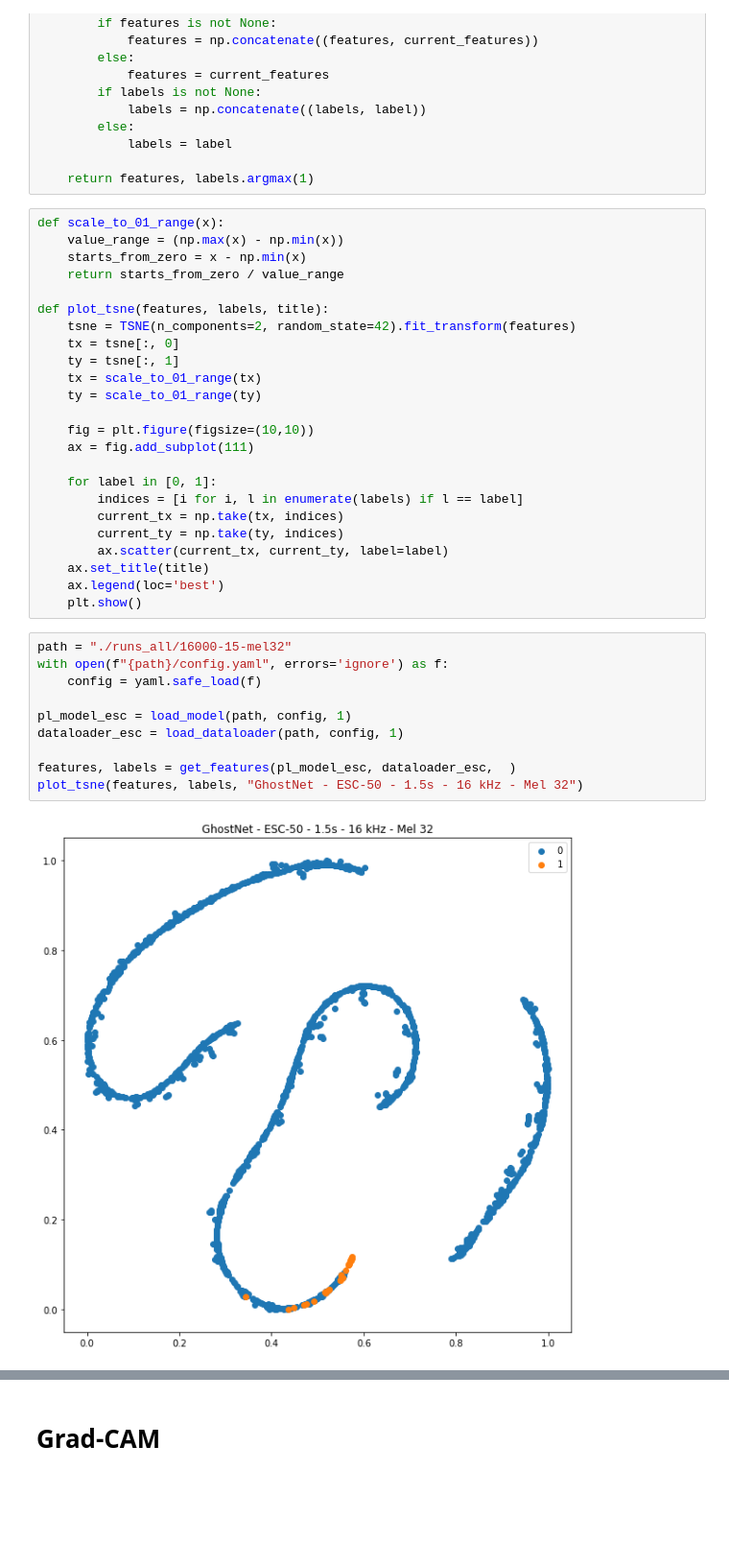
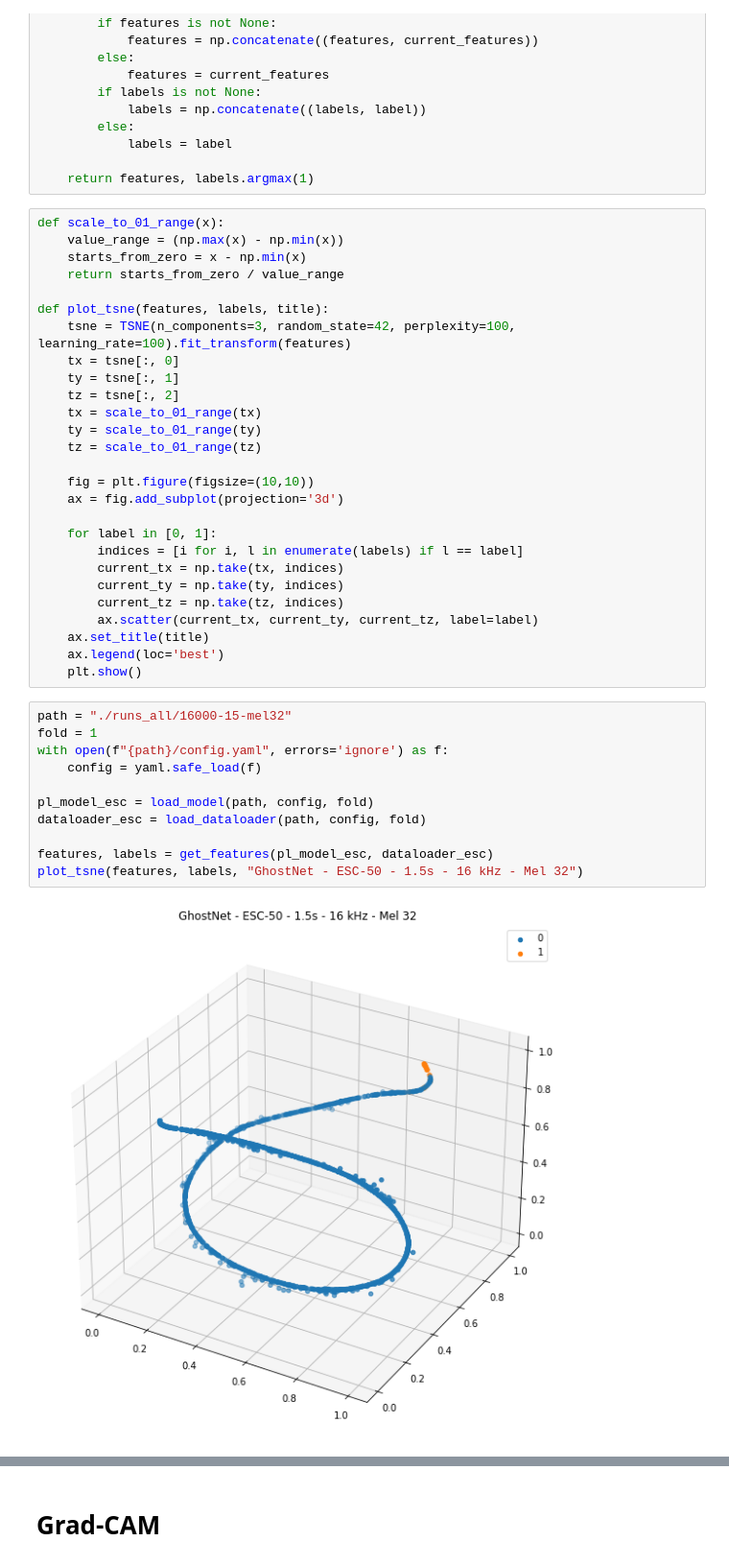
Before and after one commit to davifcs/acoustic_alert_detector, a Jupyter notebook: Explainability.ipynb, the cells around one changed output, grey strips where cells are left out. Shown: that part at 96% size. Saved outputs shown, nothing was run; the diff lists cells and outputs as text; blank space fills up the shorter version.

```diff
--- a/Explainability.ipynb
+++ b/Explainability.ipynb
@@ -173,35 +134,39 @@ def scale_to_01_range(x):
     return starts_from_zero / value_range
 
 def plot_tsne(features, labels, title):
-    tsne = TSNE(n_components=2, random_state=42).fit_transform(features)
+    tsne = TSNE(n_components=3, random_state=42, perplexity=100, learning_rate=100).fit_transform(features)
     tx = tsne[:, 0]
     ty = tsne[:, 1]
+    tz = tsne[:, 2]
     tx = scale_to_01_range(tx)
     ty = scale_to_01_range(ty)
+    tz = scale_to_01_range(tz)
 
     fig = plt.figure(figsize=(10,10))
-    ax = fig.add_subplot(111)
+    ax = fig.add_subplot(projection='3d')
 
     for label in [0, 1]:
         indices = [i for i, l in enumerate(labels) if l == label]
         current_tx = np.take(tx, indices)
         current_ty = np.take(ty, indices)
-        ax.scatter(current_tx, current_ty, label=label)
+        current_tz = np.take(tz, indices)
+        ax.scatter(current_tx, current_ty, current_tz, label=label)
     ax.set_title(title)
     ax.legend(loc='best')
     plt.show()
 # %%
 path = "./runs_all/16000-15-mel32"
+fold = 1
 with open(f"{path}/config.yaml", errors='ignore') as f:
     config = yaml.safe_load(f)
 
-pl_model_esc = load_model(path, config, 1)
-dataloader_esc = load_dataloader(path, config, 1)
+pl_model_esc = load_model(path, config, fold)
+dataloader_esc = load_dataloader(path, config, fold)
 
-features, labels = get_features(pl_model_esc, dataloader_esc,  )
+features, labels = get_features(pl_model_esc, dataloader_esc)
 plot_tsne(features, labels, "GhostNet - ESC-50 - 1.5s - 16 kHz - Mel 32")
 # %% [output]
-[figure, old version]
+[figure, new version]
 # %%
 path = "./runs_all/us8k-mel"
 fold = 4
```
Also changed, not shown: parts of 21 cells of this notebook.
